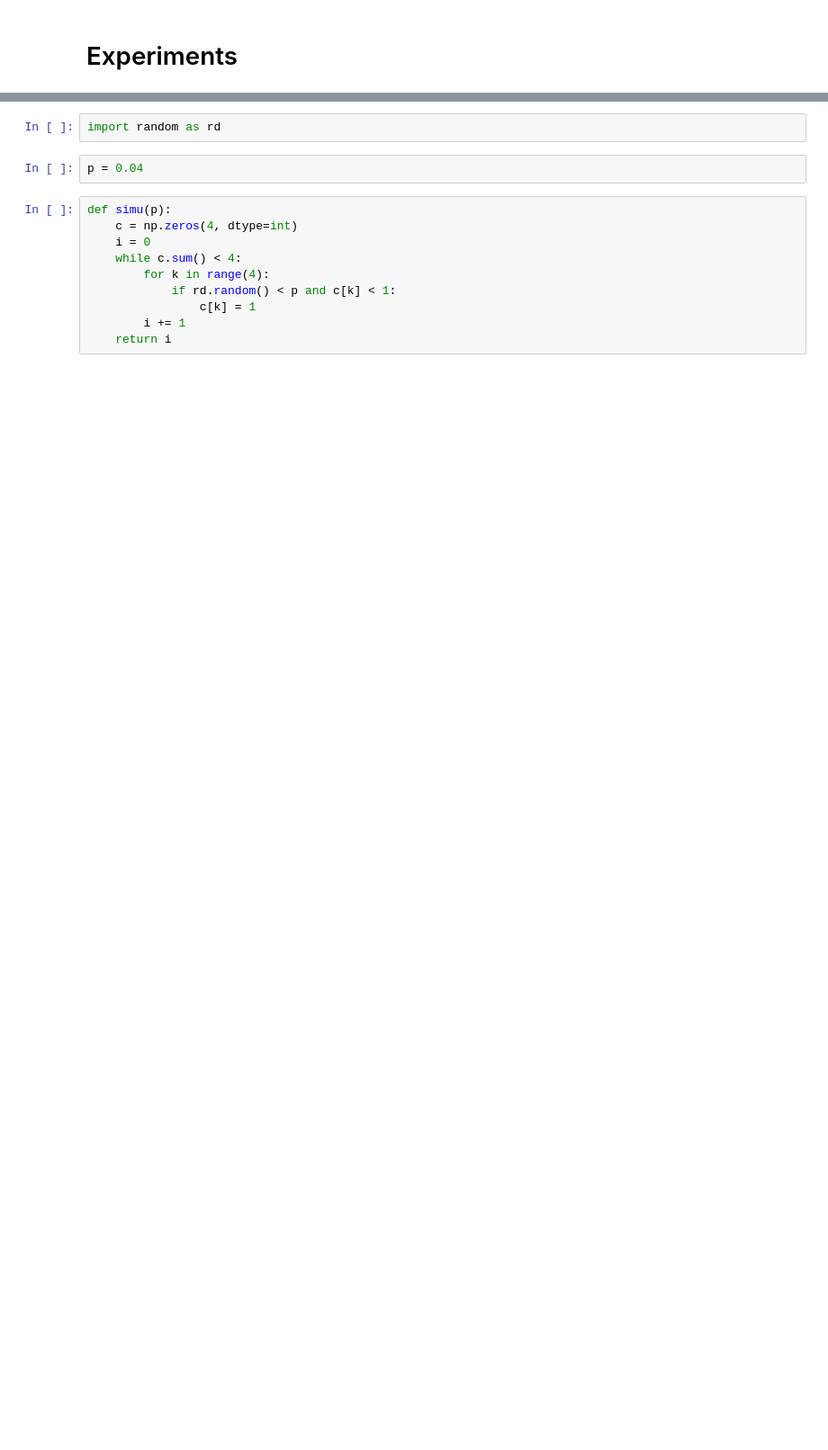
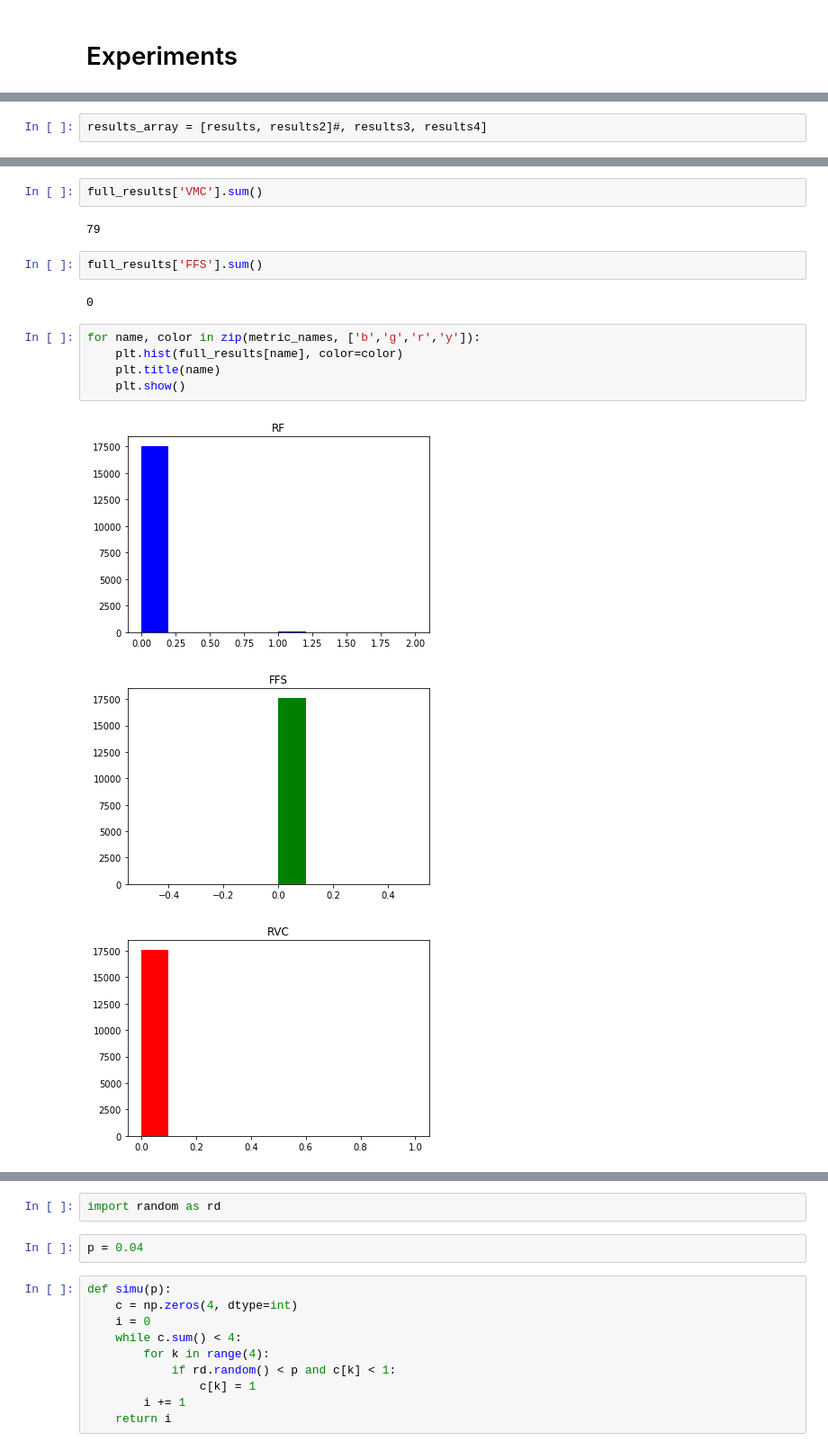
Before and after one commit to FelixKleinpeter/isir_internship, a Jupyter notebook: notebooks/lastfm.ipynb, the cells around one changed output, grey strips where cells are left out. Shown at 90% size. Drawn from its saved outputs; the diff is of its cells as text; blank space fills up the shorter version.

```diff
--- a/notebooks/lastfm.ipynb
+++ b/notebooks/lastfm.ipynb
@@ -126,0 +329,2 @@ KeyboardInterrupt:
+# %%
+results_array = [results, results2]#, results3, results4]
@@ -126,0 +360,17 @@ KeyboardInterrupt:
+# %%
+full_results['VMC'].sum()
+# %% [output]
+79
+# %%
+full_results['FFS'].sum()
+# %% [output]
+0
+# %%
+for name, color in zip(metric_names, ['b','g','r','y']):
+    plt.hist(full_results[name], color=color)
+    plt.title(name)
+    plt.show()
+# %% [output]
+[figure, added]
+[figure, added]
+[figure, added]
```
Also changed, not shown: parts of 80 cells of this notebook, 7 other files.
